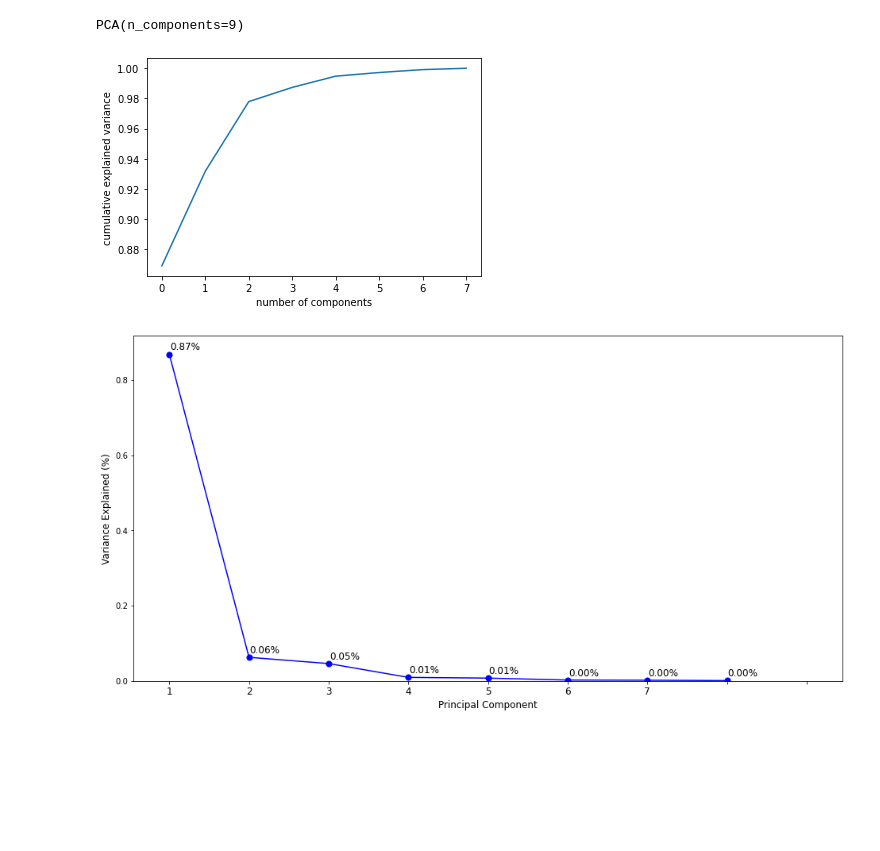
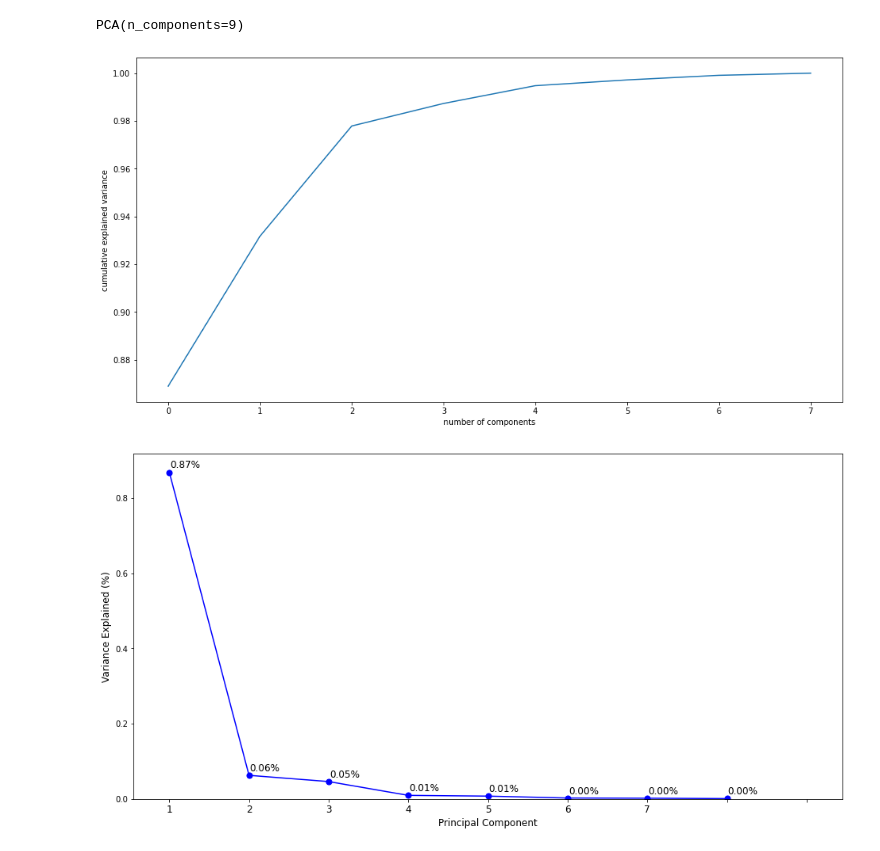
Before and after one commit to thejoshchow/ttc, a Jupyter notebook: testing.ipynb, the cells around one changed output. Cells and saved outputs as stored; diff of their text form; code cells hidden in the pictures; blank space fills up the shorter version.

```diff
--- a/testing.ipynb
+++ b/testing.ipynb
@@ -287,11 +316,13 @@ ypca.fit(y_scaled)
 # %% [output]
 PCA(n_components=9)
 # %%
-plt.plot(np.cumsum(xpca.explained_variance_ratio_))
+fig, ax = plt.subplots(figsize=(16,8))
+ax = plt.plot(np.cumsum(xpca.explained_variance_ratio_))
 plt.xlabel('number of components')
-plt.ylabel('cumulative explained variance');
+plt.ylabel('cumulative explained variance')
+plt.savefig('img/pca_variance');
 # %% [output]
-[figure, old version]
+[figure, new version]
 # %%
 def scree_plot(ax, pca, n_components_to_plot=8, title=None):
     """Make a scree plot showing the variance explained (i.e. variance
```
Also changed, not shown: parts of 2 cells of this notebook, 7 other files.
